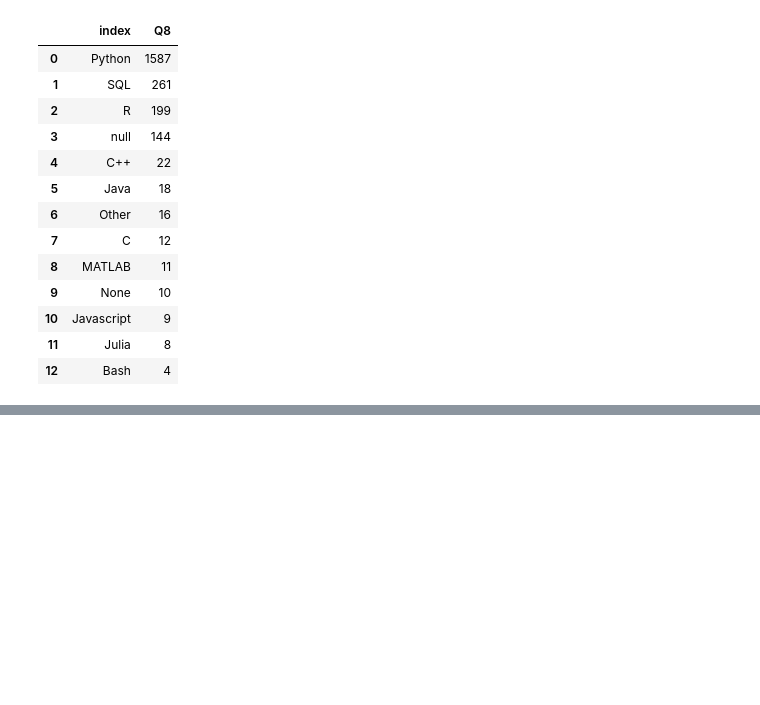
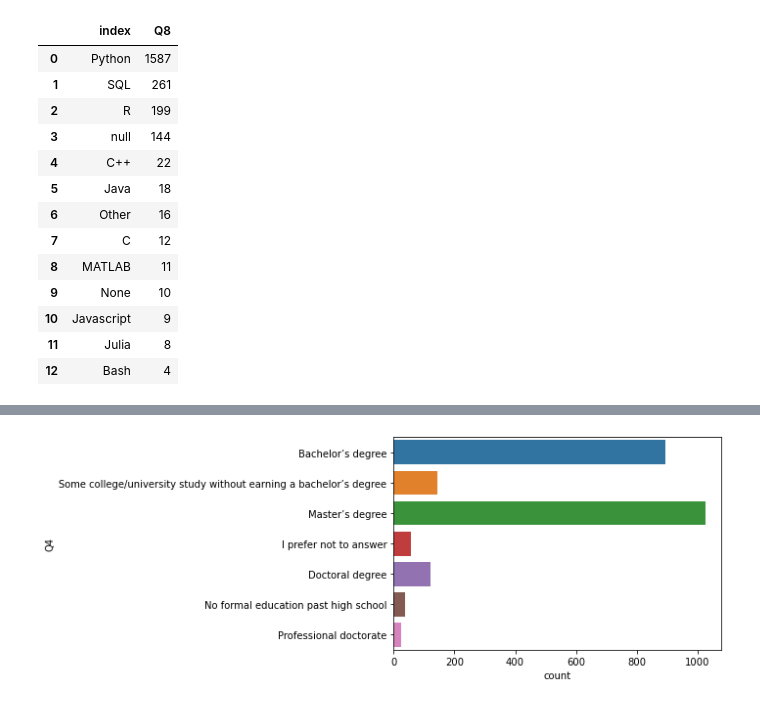
Before and after one commit to MaitaneP/adalab-da-modulo2-proyecto-equipo3, a Jupyter notebook: jupyter_proyecto2.ipynb, the cells around one changed output, grey strips where cells are left out. Cells and saved outputs as stored; diff of their text form; code cells hidden in the pictures; blank space fills up the shorter version.

```diff
--- a/jupyter_proyecto2.ipynb
+++ b/jupyter_proyecto2.ipynb
@@ -571,0 +621,8 @@ plt.show()
+# %%
+plt.figure()
+
+fig = sns.countplot(y = 'Q4', data = df_da)
+
+plt.show()
+# %% [output]
+[figure, added]
```
Also changed, not shown: parts of 13 cells of this notebook.
